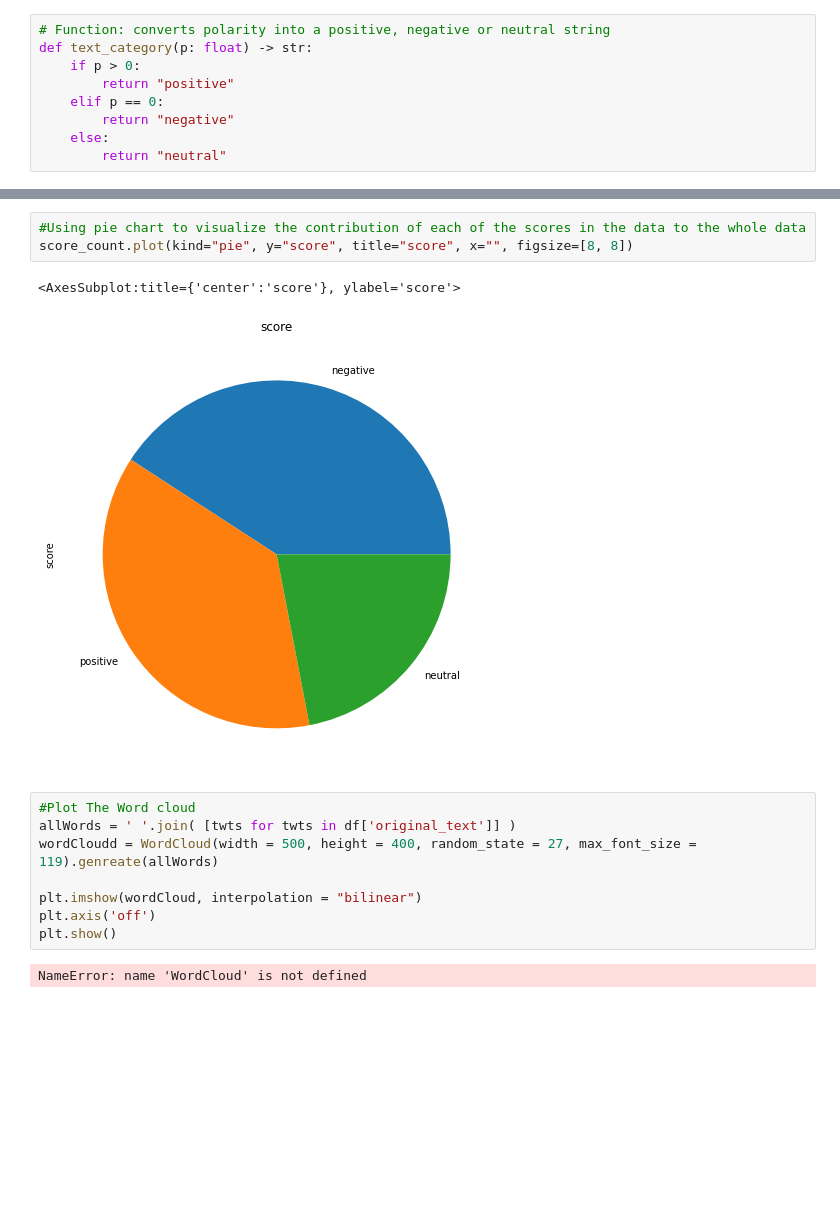
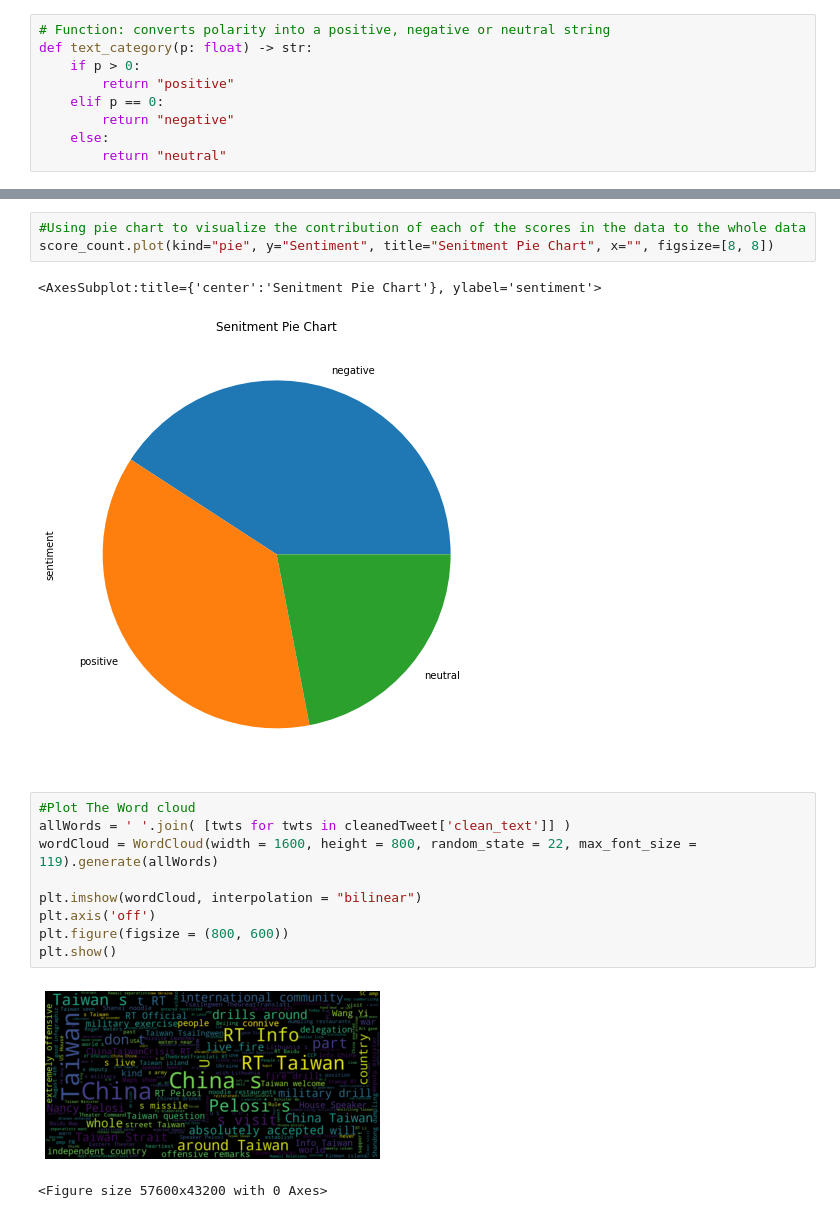
Before and after one commit to michaelgetachew-abebe/Twitter-Data-Analysis, a Jupyter notebook: Task_3/exploration_and_preprocessing.ipynb, the cells around one changed output, grey strips where cells are left out. Cells and saved outputs as stored; diff of their text form; blank space fills up the shorter version.

```diff
--- a/Task_3/exploration_and_preprocessing.ipynb
+++ b/Task_3/exploration_and_preprocessing.ipynb
@@ -173,16 +187,18 @@ score_count.plot(kind="bar", y="score", title="score", figsize=[8, 8])
 # %%
 #Using pie chart to visualize the contribution of each of the scores in the data to the whole data
-score_count.plot(kind="pie", y="score", title="score", x="", figsize=[8, 8])
+score_count.plot(kind="pie", y="Sentiment", title="Senitment Pie Chart", x="", figsize=[8, 8])
 # %% [output]
-<AxesSubplot:title={'center':'score'}, ylabel='score'>
+<AxesSubplot:title={'center':'Senitment Pie Chart'}, ylabel='sentiment'>
-[figure, old version]
+[figure, new version]
 # %%
 #Plot The Word cloud
-allWords = ' '.join( [twts for twts in df['original_text']] )
-wordCloudd = WordCloud(width = 500, height = 400, random_state = 27, max_font_size = 119).genreate(allWords)
+allWords = ' '.join( [twts for twts in cleanedTweet['clean_text']] )
+wordCloud = WordCloud(width = 1600, height = 800, random_state = 22, max_font_size = 119).generate(allWords)
 
 plt.imshow(wordCloud, interpolation = "bilinear")
 plt.axis('off')
+plt.figure(figsize = (800, 600))
 plt.show()
 # %% [output]
+[figure, added]
-NameError: name 'WordCloud' is not defined
+<Figure size 57600x43200 with 0 Axes>
```
Also changed, not shown: parts of 22 cells of this notebook.
